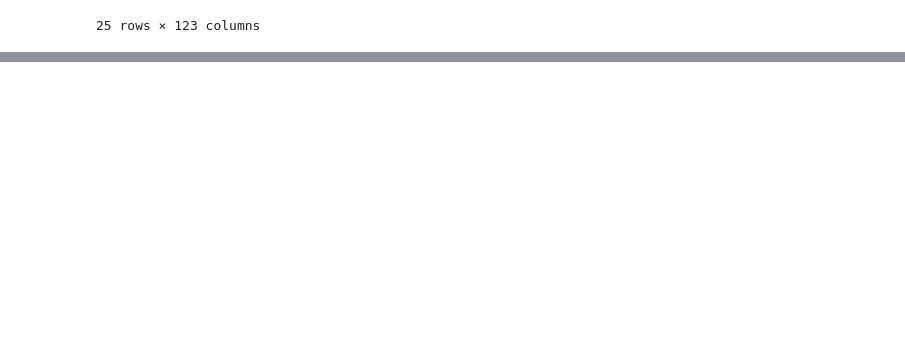
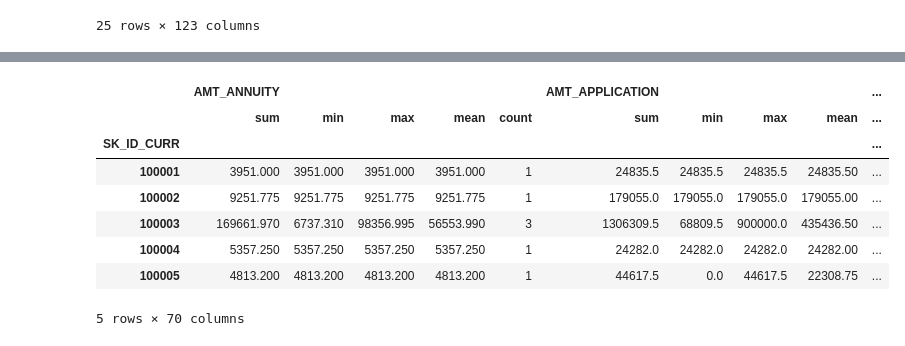
Before and after one commit to gaherna3/Case-Study-2, a Jupyter notebook: Case Study 2 .ipynb, the cells around one changed output, grey strips where cells are left out. Cells and saved outputs as stored; diff of their text form; code cells hidden in the pictures; blank space fills up the shorter version.

```diff
--- a/Case Study 2 .ipynb
+++ b/Case Study 2 .ipynb
@@ -192,0 +226,4 @@ NameError: name 'c' is not defined
+# %%
+float_cols = previous.select_dtypes('float64').columns
+float_cols = [col for col in float_cols if 'NFLAG_INSURED_ON_APPROVAL' not in col]
+float_cols
@@ -192,0 +282,3 @@ NameError: name 'c' is not defined
+# %%
+agg_functions = ['sum', 'min', 'max', 'mean', 'count']
+agg_functions
@@ -192,0 +287,6 @@ NameError: name 'c' is not defined
+# %%
+agg_Dict = {}
+
+[agg_Dict.update({col : agg_functions}) for col in float_cols]
+
+agg_Dict
@@ -192,0 +308,13 @@ NameError: name 'c' is not defined
+# %%
+agg_data= previous[['SK_ID_CURR'] + list(float_cols)].groupby('SK_ID_CURR').agg(agg_Dict)
+agg_data.head()
+# %% [output]
+|  | AMT_ANNUITY |  |  |  |  | AMT_APPLICATION |  |  |  | ... |
+|  | sum | min | max | mean | count | sum | min | max | mean | ... |
+| SK_ID_CURR |  |  |  |  |  |  |  |  |  | ... |
+| 100001 | 3951.000 | 3951.000 | 3951.000 | 3951.000 | 1 | 24835.5 | 24835.5 | 24835.5 | 24835.50 | ... |
+| 100002 | 9251.775 | 9251.775 | 9251.775 | 9251.775 | 1 | 179055.0 | 179055.0 | 179055.0 | 179055.00 | ... |
+| 100003 | 169661.970 | 6737.310 | 98356.995 | 56553.990 | 3 | 1306309.5 | 68809.5 | 900000.0 | 435436.50 | ... |
+| 100004 | 5357.250 | 5357.250 | 5357.250 | 5357.250 | 1 | 24282.0 | 24282.0 | 24282.0 | 24282.00 | ... |
+| 100005 | 4813.200 | 4813.200 | 4813.200 | 4813.200 | 1 | 44617.5 | 0.0 | 44617.5 | 22308.75 | ... |
+5 rows × 70 columns
```
Also changed, not shown: parts of 16 cells of this notebook.
